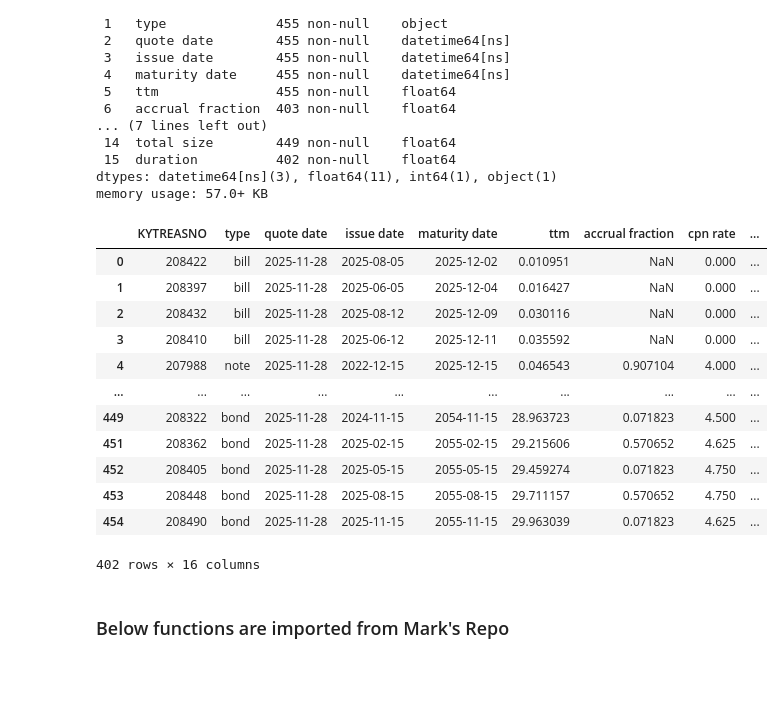
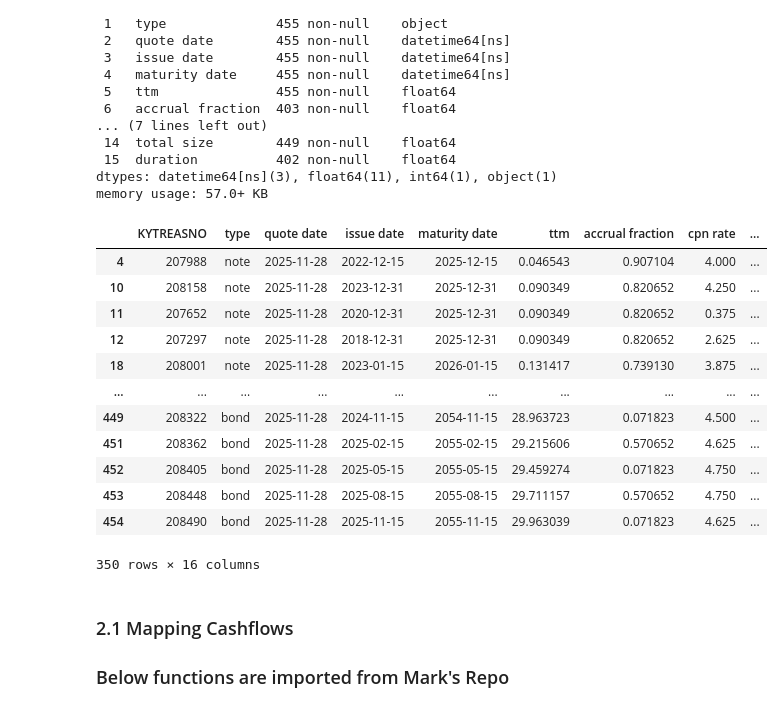
Before and after one commit to y3y-tech/Fixed_Income_Homework, a Jupyter notebook: Homework1/Estimating_Spot_Curve_Yiyang.ipynb, the cells around one changed output. Cells and saved outputs as stored; diff of their text form; code cells hidden in the pictures; blank space fills up the shorter version.

```diff
--- a/Homework1/Estimating_Spot_Curve_Yiyang.ipynb
+++ b/Homework1/Estimating_Spot_Curve_Yiyang.ipynb
@@ -346,23 +347,24 @@ Data columns (total 16 columns):
 dtypes: datetime64[ns](3), float64(11), int64(1), object(1)
 memory usage: 57.0+ KB
 # %%
-dt = dt[(dt['ytm'] >= 0) & (dt['type'].isin(['note', 'bill', 'bond']))]
+dt = dt[(dt['ytm'] >= 0) & (dt['type'].isin(['note', 'bond']))]
 dt
 # %% [output]
 |  | KYTREASNO | type | quote date | issue date | maturity date | ttm | accrual fraction | cpn rate | ... |
-| 0 | 208422 | bill | 2025-11-28 | 2025-08-05 | 2025-12-02 | 0.010951 | NaN | 0.000 | ... |
-| 1 | 208397 | bill | 2025-11-28 | 2025-06-05 | 2025-12-04 | 0.016427 | NaN | 0.000 | ... |
-| 2 | 208432 | bill | 2025-11-28 | 2025-08-12 | 2025-12-09 | 0.030116 | NaN | 0.000 | ... |
-| 3 | 208410 | bill | 2025-11-28 | 2025-06-12 | 2025-12-11 | 0.035592 | NaN | 0.000 | ... |
 | 4 | 207988 | note | 2025-11-28 | 2022-12-15 | 2025-12-15 | 0.046543 | 0.907104 | 4.000 | ... |
+| 10 | 208158 | note | 2025-11-28 | 2023-12-31 | 2025-12-31 | 0.090349 | 0.820652 | 4.250 | ... |
+| 11 | 207652 | note | 2025-11-28 | 2020-12-31 | 2025-12-31 | 0.090349 | 0.820652 | 0.375 | ... |
+| 12 | 207297 | note | 2025-11-28 | 2018-12-31 | 2025-12-31 | 0.090349 | 0.820652 | 2.625 | ... |
+| 18 | 208001 | note | 2025-11-28 | 2023-01-15 | 2026-01-15 | 0.131417 | 0.739130 | 3.875 | ... |
 | ... | ... | ... | ... | ... | ... | ... | ... | ... | ... |
 | 449 | 208322 | bond | 2025-11-28 | 2024-11-15 | 2054-11-15 | 28.963723 | 0.071823 | 4.500 | ... |
 | 451 | 208362 | bond | 2025-11-28 | 2025-02-15 | 2055-02-15 | 29.215606 | 0.570652 | 4.625 | ... |
 | 452 | 208405 | bond | 2025-11-28 | 2025-05-15 | 2055-05-15 | 29.459274 | 0.071823 | 4.750 | ... |
 | 453 | 208448 | bond | 2025-11-28 | 2025-08-15 | 2055-08-15 | 29.711157 | 0.570652 | 4.750 | ... |
 | 454 | 208490 | bond | 2025-11-28 | 2025-11-15 | 2055-11-15 | 29.963039 | 0.071823 | 4.625 | ... |
-402 rows × 16 columns
+350 rows × 16 columns
 # %% [markdown]
+### 2.1 Mapping Cashflows
 ### Below functions are imported from Mark's Repo
 # %%
 import datetime
```
Also changed, not shown: parts of 21 cells of this notebook, 1 other file.
